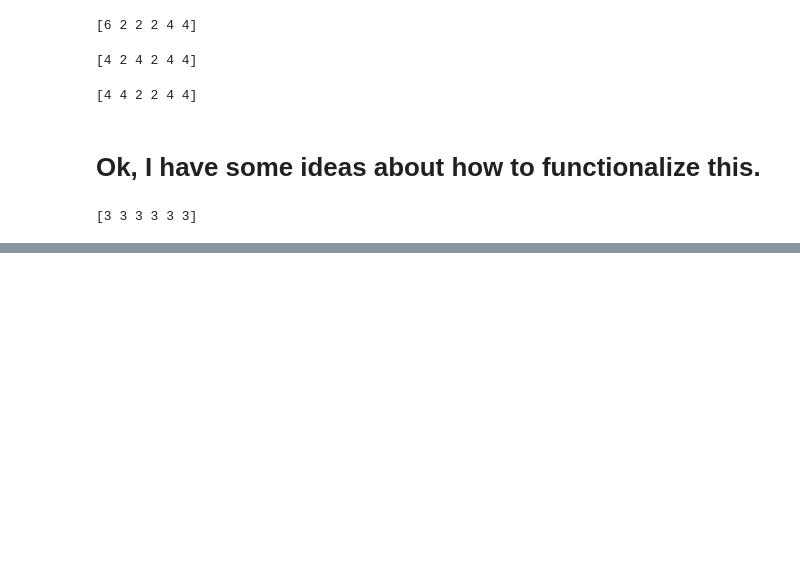
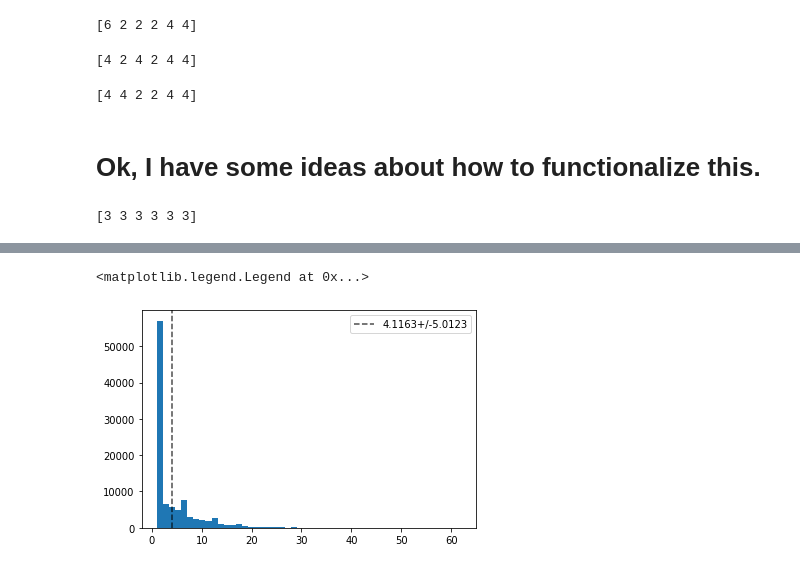
Before and after one commit to nmningmei/intuitive_probability_games, a Jupyter notebook: fivethirtyeight/Riddler Classic 3-30-2020.ipynb, the cells around one changed output, grey strips where cells are left out. Drawn from its saved outputs; the diff is of its cells as text; code cells hidden in the pictures; blank space fills up the shorter version.

```diff
--- a/fivethirtyeight/Riddler Classic 3-30-2020.ipynb
+++ b/fivethirtyeight/Riddler Classic 3-30-2020.ipynb
@@ -106,0 +123,7 @@ _=ax.hist(results,bins = 50)
+# %%
+n_sims = int(1e5)
+faces = [1,2]
+results = Parallel(n_jobs = -1,
+                   verbose =1,
+    )(delayed(experiment)(**{'faces':faces}) for _ in range(n_sims))
+results = np.array(results)
@@ -106,0 +136,12 @@ _=ax.hist(results,bins = 50)
+# %%
+fig,ax = plt.subplots()
+_=ax.hist(results,bins = 50)
+_=ax.axvline(results.mean(),
+             linestyle = '--',
+             color = 'black',
+             alpha = 0.7,
+             label = f'{results.mean():.4f}+/-{results.std():.4f}')
+ax.legend()
+# %% [output]
+<matplotlib.legend.Legend at 0x...>
+[figure, added]
```
Also changed, not shown: parts of 7 cells of this notebook.
